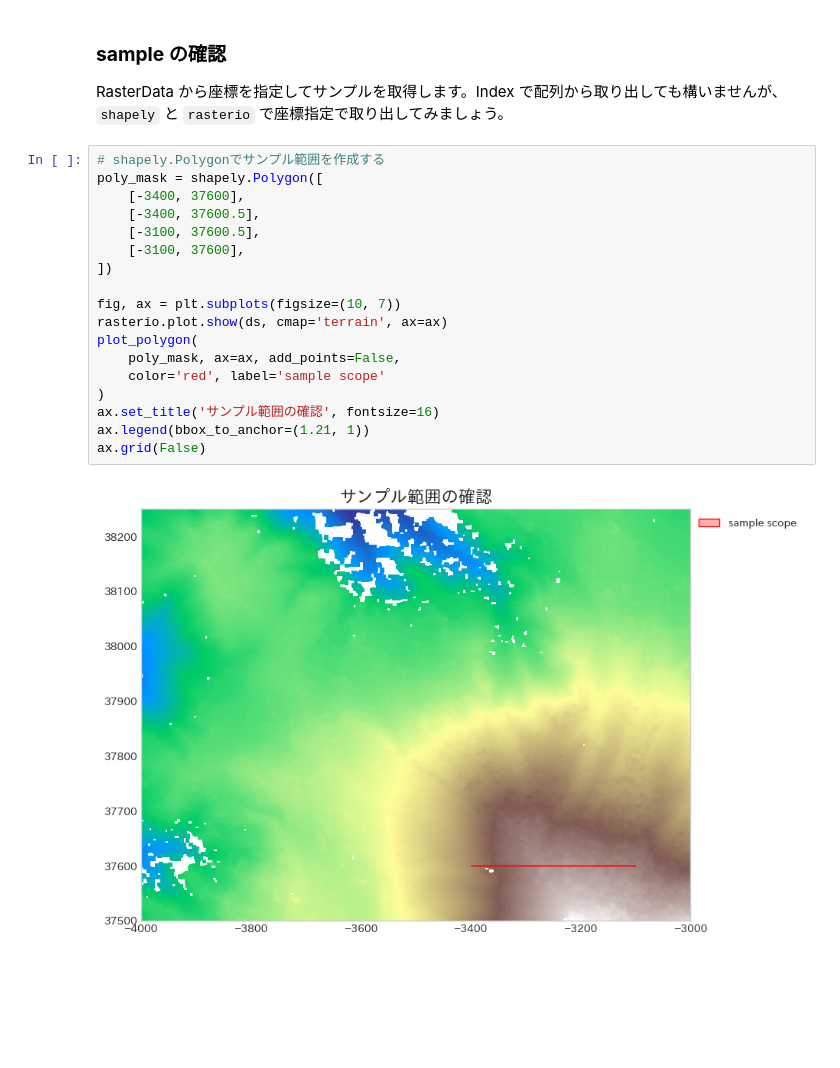
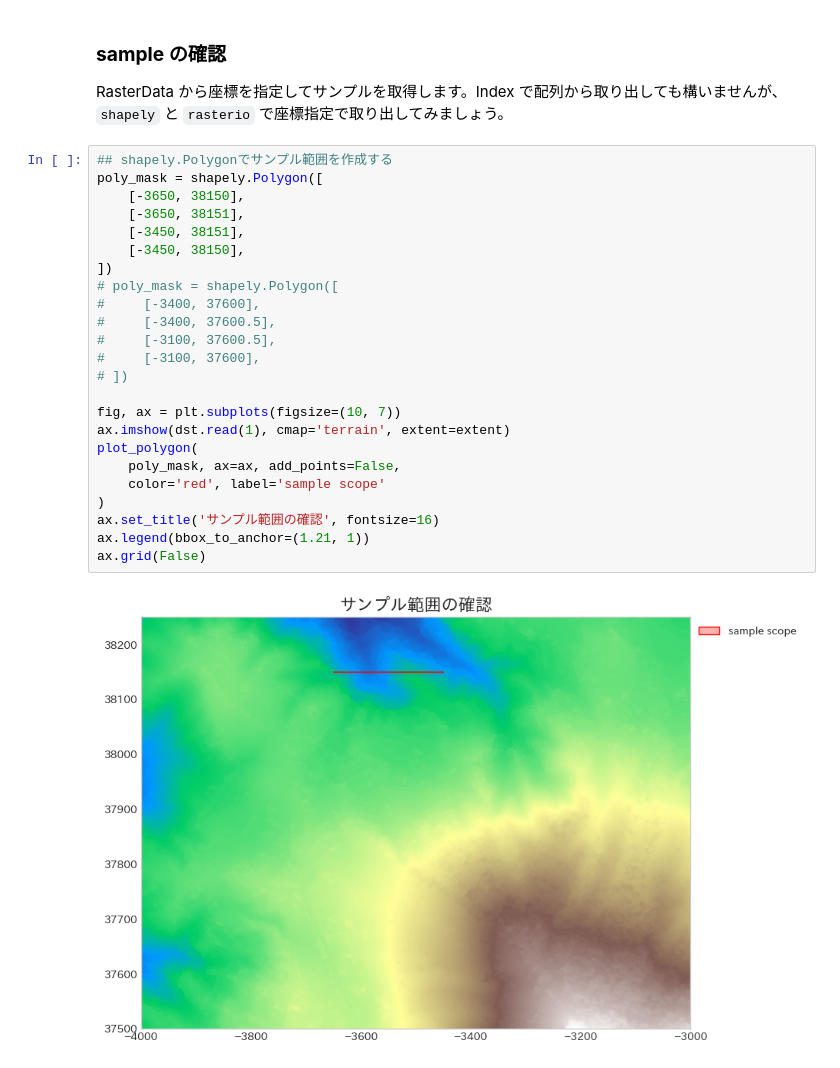
Before and after one commit to shingo405nagano/WriteZenn, a Jupyter notebook: notebooks/learn_lidar_session3_smoosing_dtm.ipynb, the cells around one changed output. Saved outputs shown, nothing was run; the diff lists cells and outputs as text; blank space fills up the shorter version.

```diff
--- a/notebooks/learn_lidar_session3_smoosing_dtm.ipynb
+++ b/notebooks/learn_lidar_session3_smoosing_dtm.ipynb
@@ -223,22 +227,28 @@ for _ax, title in zip(ax, ['処理前の DTM', '欠損値を処理した DTM']):
 ### **sample の確認**
 RasterData から座標を指定してサンプルを取得します。Index で配列から取り出しても構いませんが、`shapely` と `rasterio` で座標指定で取り出してみましょう。
 # %%
-# shapely.Polygonでサンプル範囲を作成する
+## shapely.Polygonでサンプル範囲を作成する
 poly_mask = shapely.Polygon([
-    [-3400, 37600],
-    [-3400, 37600.5],
-    [-3100, 37600.5],
-    [-3100, 37600],
+    [-3650, 38150],
+    [-3650, 38151],
+    [-3450, 38151],
+    [-3450, 38150],
 ])
+# poly_mask = shapely.Polygon([
+#     [-3400, 37600],
+#     [-3400, 37600.5],
+#     [-3100, 37600.5],
+#     [-3100, 37600],
+# ])
 
 fig, ax = plt.subplots(figsize=(10, 7))
-rasterio.plot.show(ds, cmap='terrain', ax=ax)
+ax.imshow(dst.read(1), cmap='terrain', extent=extent)
 plot_polygon(
     poly_mask, ax=ax, add_points=False,
     color='red', label='sample scope'
 )
 ax.set_title('サンプル範囲の確認', fontsize=16)
 ax.legend(bbox_to_anchor=(1.21, 1))
 ax.grid(False)
 # %% [output]
-[figure, old version]
+[figure, new version]
```
Also changed, not shown: parts of 13 cells of this notebook.
